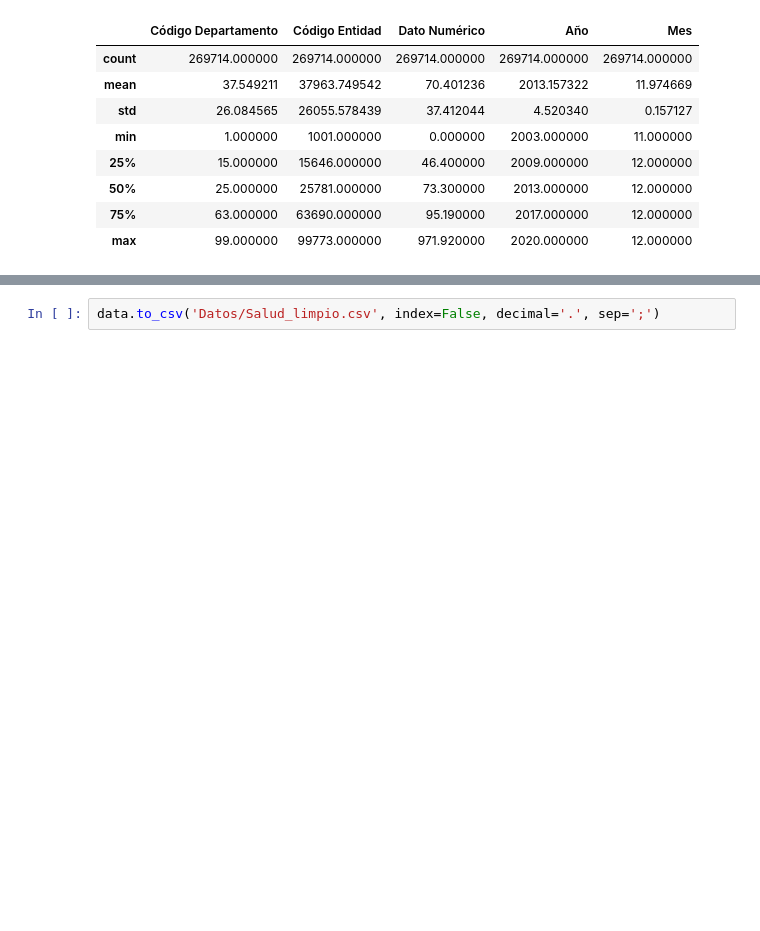
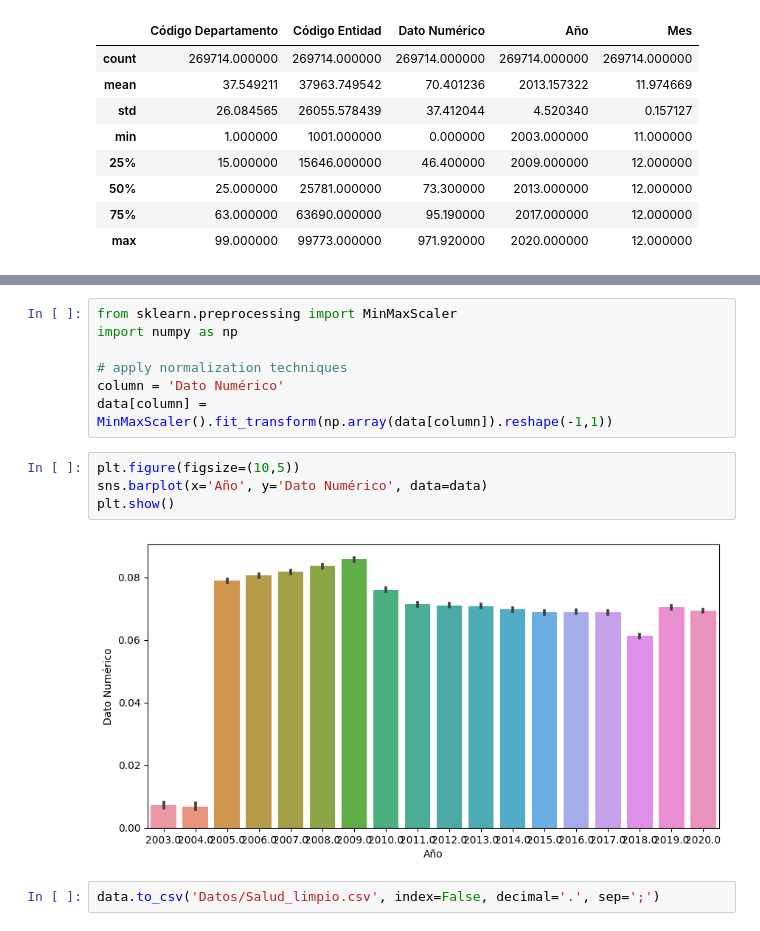
Before and after one commit to Gatos-de-negocios-BI/Proyecto2, a Jupyter notebook: entendimiento-educacion.ipynb, the cells around one changed output, grey strips where cells are left out. Cells and saved outputs as stored; diff of their text form; blank space fills up the shorter version.

```diff
--- a/entendimiento-educacion.ipynb
+++ b/entendimiento-educacion.ipynb
@@ -105,2 +115,15 @@ data.describe()
+# %%
+from sklearn.preprocessing import MinMaxScaler
+import numpy as np
+
+# apply normalization techniques
+column = 'Dato Numérico'
+data[column] = MinMaxScaler().fit_transform(np.array(data[column]).reshape(-1,1))
+# %%
+plt.figure(figsize=(10,5))
+sns.barplot(x='Año', y='Dato Numérico', data=data)
+plt.show()
+# %% [output]
+[figure, added]
 # %%
 data.to_csv('Datos/Salud_limpio.csv', index=False, decimal='.', sep=';')
```
Also changed, not shown: parts of 1 cell of this notebook, 3 other files.
